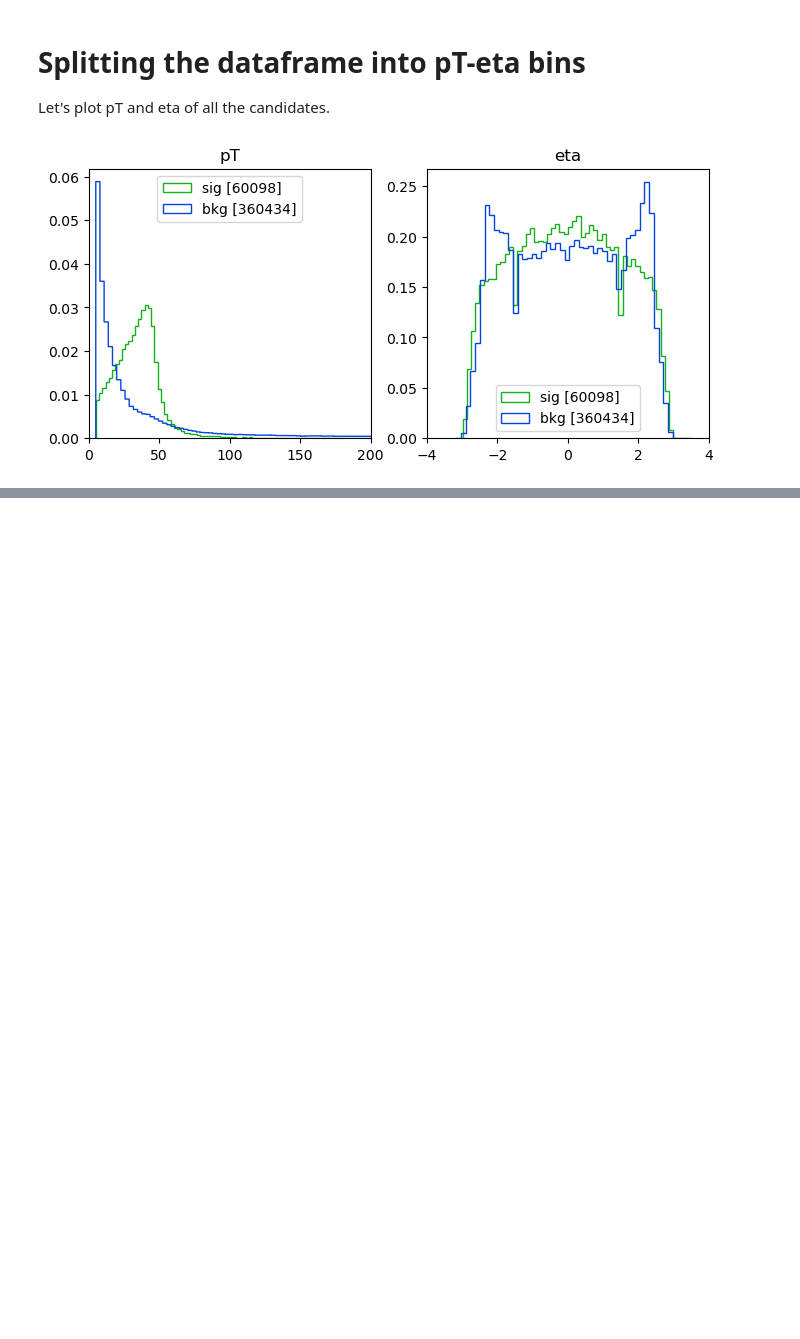
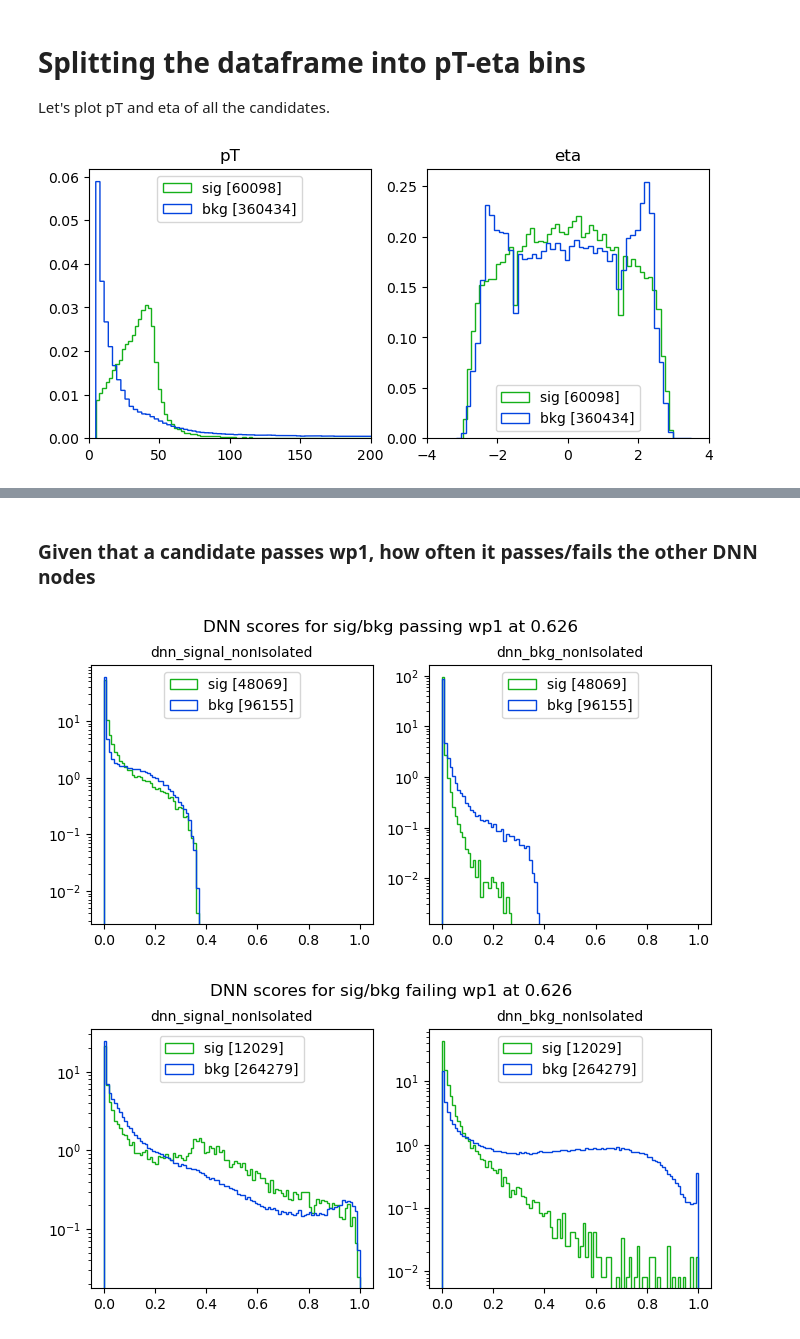
Before and after one commit to phazarik/Electron-DNN-ID-study, a Jupyter notebook: dnn_id_general.ipynb, the cells around one changed output, grey strips where cells are left out. Drawn from its saved outputs; the diff is of its cells as text; code cells hidden in the pictures; blank space fills up the shorter version.

```diff
--- a/dnn_id_general.ipynb
+++ b/dnn_id_general.ipynb
@@ -500,0 +553,56 @@ plt.show()
+# %% [markdown]
+### Given that a candidate passes wp1, how often it passes/fails the other DNN nodes
+# %%
+df_wp1pass = df[df['wp1']==True]
+nsigwp1pass = df_wp1pass[df_wp1pass['truth']==1].shape[0]
+nbkgwp1pass = df_wp1pass[df_wp1pass['truth']==0].shape[0]
+
+df_wp1fail = df[df['wp1']==False]
+nsigwp1fail = df_wp1fail[df_wp1fail['truth']==1].shape[0]
+nbkgwp1fail = df_wp1fail[df_wp1fail['truth']==0].shape[0]
+
+#Plotting:
+bins_=np.arange(0, 1.01, 0.01)
+
+fig6, ax6 = plt.subplots(1,2,figsize=(8,3.5))
+ax6 = ax6.flatten()
+fig6.subplots_adjust(hspace=0.5)
+plt.subplots_adjust(top=0.85)
+fig6.suptitle(f'DNN scores for sig/bkg passing wp1 at {wp1:.3f}', fontsize=12)
+
+index=0
+for score in ['score2', 'score3']:
+    ax6[index].hist(df_wp1pass[df_wp1pass['truth']==1][score], bins=bins_, histtype='step',
+                    color='xkcd:green', label=f'sig [{nsigwp1pass}]', density=True)
+    ax6[index].hist(df_wp1pass[df_wp1pass['truth']==0][score], bins=bins_, histtype='step',
+                    color='xkcd:blue',  label=f'bkg [{nbkgwp1pass}]', density=True)
+    ax6[index].set_title(alias[score], fontsize=10)
+    ax6[index].set_yscale('log')
+    ax6[index].legend(loc='upper center')
+    index = index+1
+
+plt.savefig(f'plots/{campaign}/wp1_pass.png', bbox_inches='tight', dpi=300)
+plt.show()
+
+fig7, ax7 = plt.subplots(1,2,figsize=(8,3.5))
+ax7 = ax7.flatten()
+fig7.subplots_adjust(hspace=0.5)
+plt.subplots_adjust(top=0.85)
+fig7.suptitle(f'DNN scores for sig/bkg failing wp1 at {wp1:.3f}', fontsize=12)
+
+index=0
+for score in ['score2', 'score3']:
+    ax7[index].hist(df_wp1fail[df_wp1fail['truth']==1][score], bins=bins_, histtype='step',
+                    color='xkcd:green', label=f'sig [{nsigwp1fail}]', density=True)
+    ax7[index].hist(df_wp1fail[df_wp1fail['truth']==0][score], bins=bins_, histtype='step',
+                    color='xkcd:blue',  label=f'bkg [{nbkgwp1fail}]', density=True)
+    ax7[index].set_title(alias[score], fontsize=10)
+    ax7[index].set_yscale('log')
+    ax7[index].legend(loc='upper center')
+    index = index+1
+
+plt.savefig(f'plots/{campaign}/wp1_fail.png', bbox_inches='tight', dpi=300)
+plt.show()
+# %% [output]
+[figure, added]
+[figure, added]
```
Also changed, not shown: parts of 18 cells of this notebook, 3 other files.
